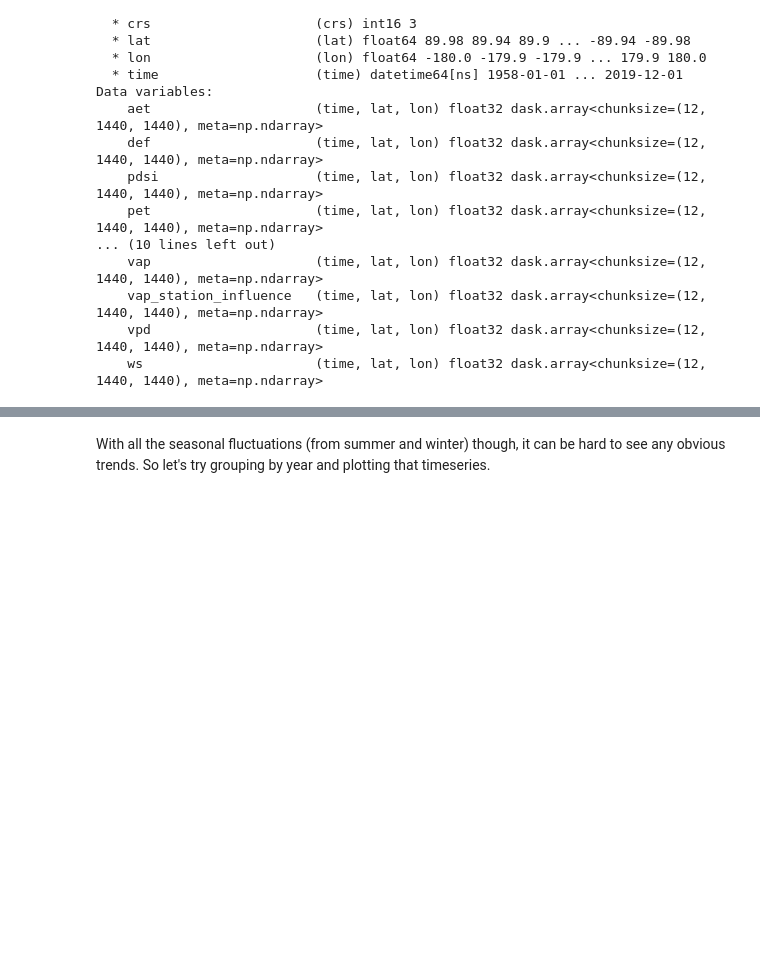
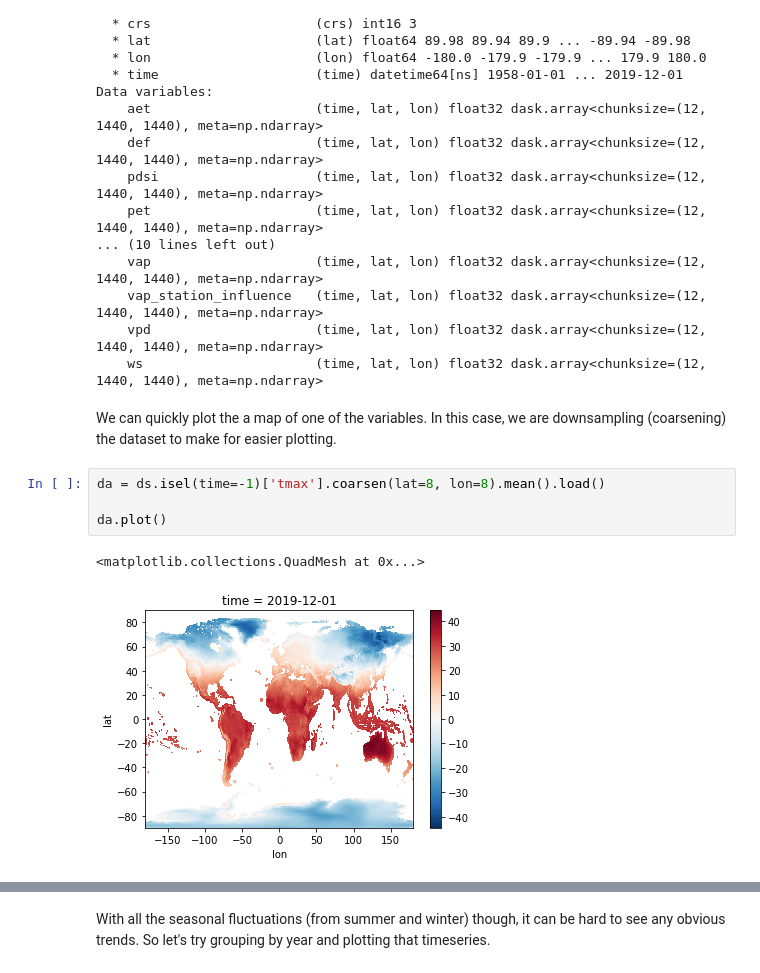
Before and after one commit to carbonplan/msft-public-data, a Jupyter notebook: terraclimate.ipynb, the cells around one changed output, grey strips where cells are left out. Saved outputs shown, nothing was run; the diff lists cells and outputs as text; blank space fills up the shorter version.

```diff
--- a/terraclimate.ipynb
+++ b/terraclimate.ipynb
@@ -38,4 +38,13 @@ Data variables:
     vap_station_influence   (time, lat, lon) float32 dask.array<chunksize=(12, 1440, 1440), meta=np.ndarray>
     vpd                     (time, lat, lon) float32 dask.array<chunksize=(12, 1440, 1440), meta=np.ndarray>
     ws                      (time, lat, lon) float32 dask.array<chunksize=(12, 1440, 1440), meta=np.ndarray>
+# %% [markdown]
+We can quickly plot the a map of one of the variables. In this case, we are downsampling (coarsening) the dataset to make for easier plotting.
+# %%
+da = ds.isel(time=-1)['tmax'].coarsen(lat=8, lon=8).mean().load()
+
+da.plot()
+# %% [output]
+<matplotlib.collections.QuadMesh at 0x...>
+[figure, added]
 # %% [markdown]
```
Also changed, not shown: parts of 12 cells of this notebook, 1 other file.
